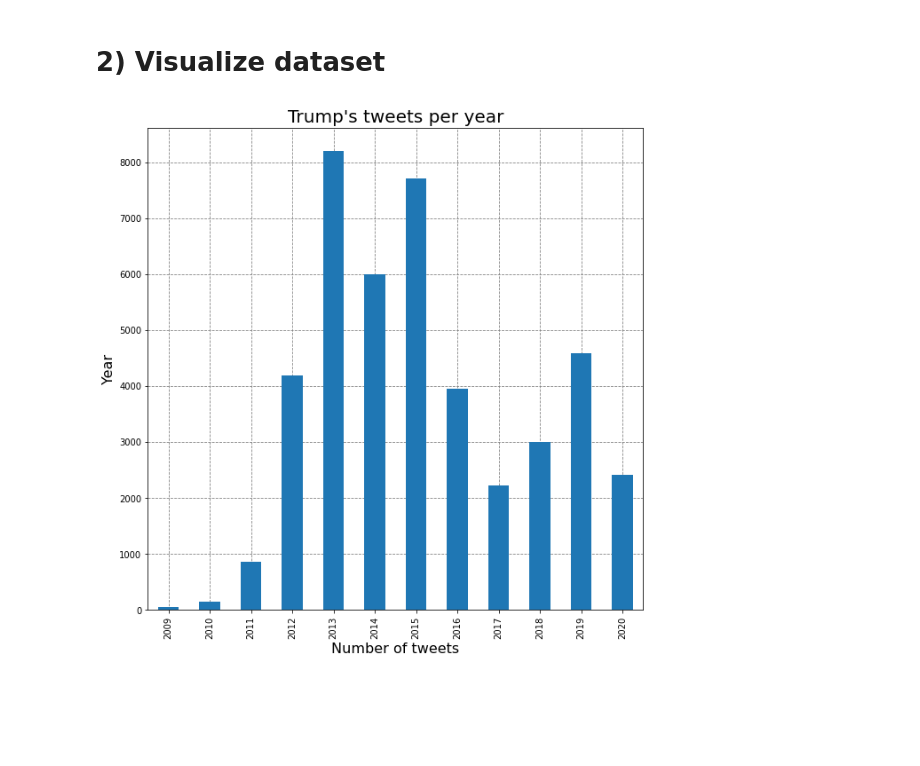
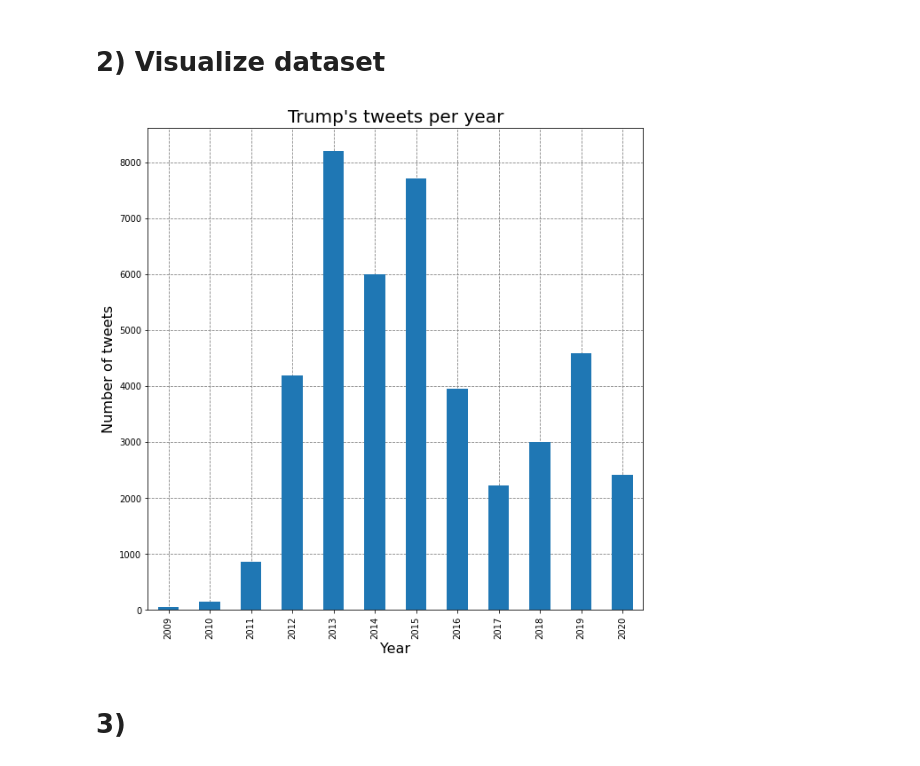
Before and after one commit to m-orlewski/nlp-sentiment-analysis, a Jupyter notebook: main.ipynb, the cells around one changed output. Drawn from its saved outputs; the diff is of its cells as text; code cells hidden in the pictures; blank space fills up the shorter version.

```diff
--- a/main.ipynb
+++ b/main.ipynb
@@ -12,6 +12,6 @@ import re
 # %%
 # load data
 data_source = 'data/realdonaldtrump.csv'
-trump_tweets = pd.read_csv(data_source)
-column_names = trump_tweets.head(0).columns # column names
+df = pd.read_csv(data_source)
+column_names = df.head(0).columns # column names
 # %%
@@ -70,14 +70,16 @@ print(trump_tweets.head()) # first 5 rows
 # %%
 plt.rcParams["figure.figsize"] = (10, 10)
 # %%
-trump_tweets['date'] = trump_tweets['date'].astype('datetime64')
-ax = trump_tweets.groupby([trump_tweets['date'].dt.year])['id'].count().plot(kind='bar')
+df['date'] = df['date'].astype('datetime64')
+ax = df.groupby([df['date'].dt.year])['id'].count().plot(kind='bar')
 
 ax.set_title('Trump\'s tweets per year', fontsize=20)
-ax.set_xlabel('Number of tweets', fontsize=16)
-ax.set_ylabel('Year', fontsize=16)
+ax.set_xlabel('Year', fontsize=16)
+ax.set_ylabel('Number of tweets', fontsize=16)
 
 ax.set_axisbelow(True)
 ax.grid(color='gray', linestyle='dashed')
 # %% [output]
-[figure, old version]
+[figure, new version]
+# %% [markdown]
+# 3)
```
Also changed, not shown: parts of 7 cells of this notebook.
